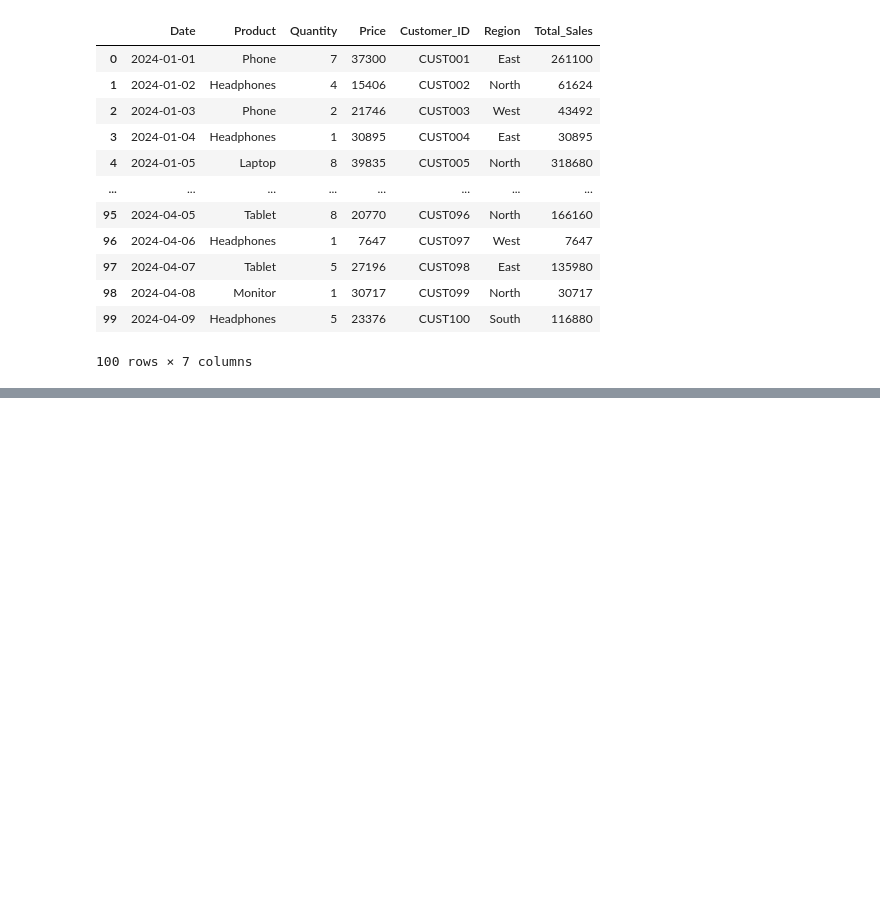
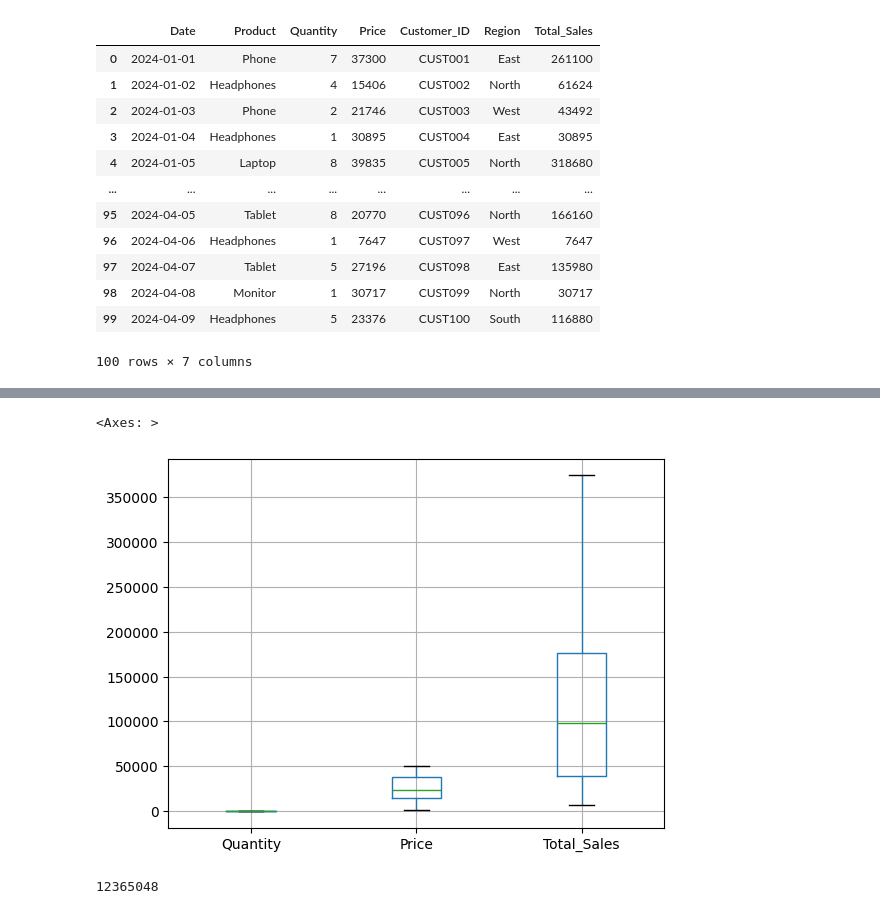
Before and after one commit to RookieCoder12/DevArena-Week-3, a Jupyter notebook: sales_analysis.ipynb, the cells around one changed output, grey strips where cells are left out. Saved outputs shown, nothing was run; the diff lists cells and outputs as text; code cells hidden in the pictures; blank space fills up the shorter version.

```diff
--- a/sales_analysis.ipynb
+++ b/sales_analysis.ipynb
@@ -19,0 +61,9 @@ df
+# %%
+df.boxplot()
+# %% [output]
+<Axes: >
+[figure, added]
+# %%
+print(df["Total_Sales"].sum())
+# %% [output]
+12365048
```
Also changed, not shown: parts of 10 cells of this notebook, 2 other files.
